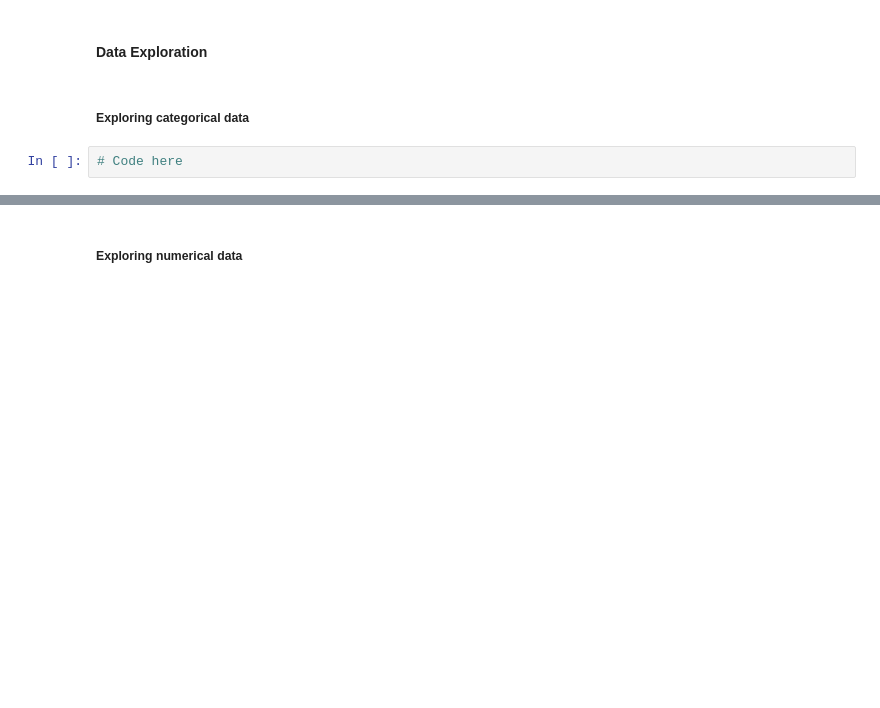
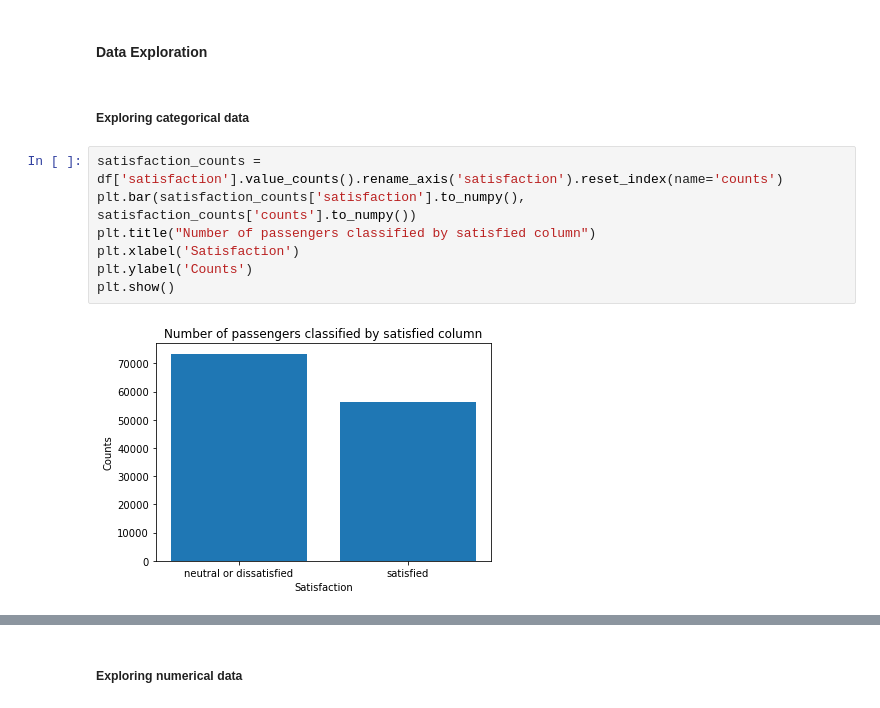
Before and after one commit to isdmg/CS131-8L-PROJECT-PARAGUAY, a Jupyter notebook: CS131-8L PROJECT - PARAGUAY.ipynb, the cells around one changed output, grey strips where cells are left out. Cells and saved outputs as stored; diff of their text form; blank space fills up the shorter version.

```diff
--- a/CS131-8L PROJECT - PARAGUAY.ipynb
+++ b/CS131-8L PROJECT - PARAGUAY.ipynb
@@ -50,5 +64,12 @@ df.describe() # 2.2. describe()
 #### Data Exploration
 # %% [markdown]
 ##### Exploring categorical data
-# %%
-# Code here
+# %%
+satisfaction_counts = df['satisfaction'].value_counts().rename_axis('satisfaction').reset_index(name='counts')
+plt.bar(satisfaction_counts['satisfaction'].to_numpy(), satisfaction_counts['counts'].to_numpy())
+plt.title("Number of passengers classified by satisfied column")
+plt.xlabel('Satisfaction')
+plt.ylabel('Counts')
+plt.show()
+# %% [output]
+[figure, added]
```
Also changed, not shown: parts of 14 cells of this notebook, 1 other file.
